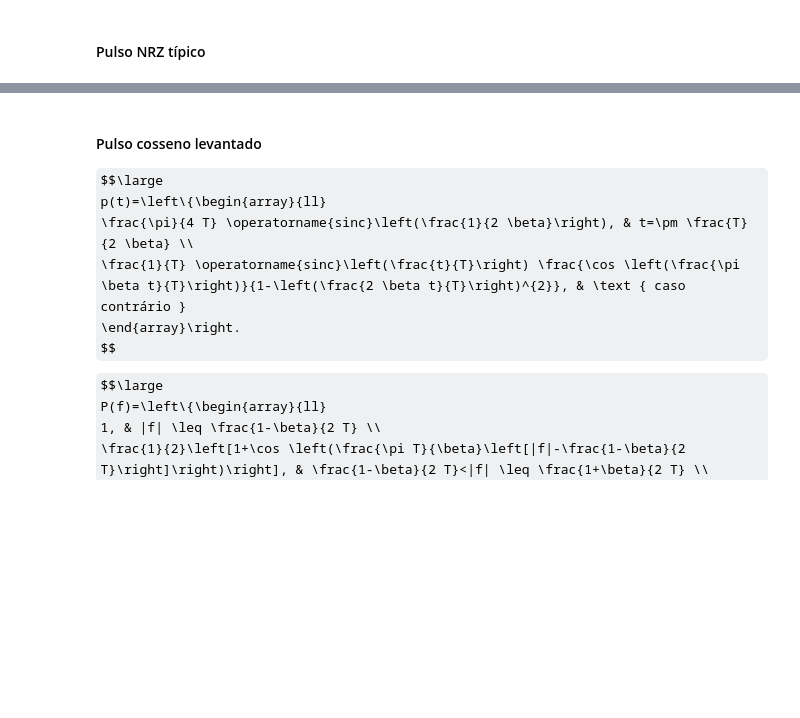
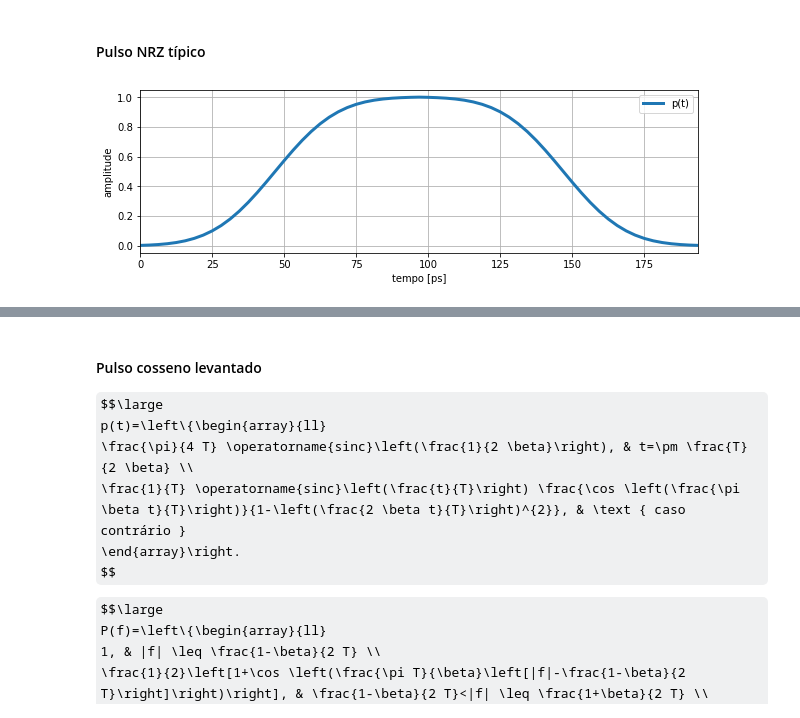
Before and after one commit to edsonportosilva/OpticalCommunications, a Jupyter notebook: jupyter notebooks/1. Transmissores ópticos.ipynb, the cells around one changed output, grey strips where cells are left out. Cells and saved outputs as stored; diff of their text form; code cells hidden in the pictures; some formulas as TeX source; blank space fills up the shorter version.

```diff
--- a/jupyter notebooks/1. Transmissores ópticos.ipynb
+++ b/jupyter notebooks/1. Transmissores ópticos.ipynb
@@ -645,19 +673,26 @@ plt.xlim(0, max(t));
 # %% [markdown]
 #### Pulso NRZ típico
 # %%
+# parâmetros da simulação
+SpS = 32           # Amostras por símbolo
+Fa  = 1/(Ts/SpS)    # Frequência de amostragem do sinal (amostras/segundo)
+Ta  = 1/Fa          # Período de amostragem
+
 # pulso NRZ típico
 pulse = pulseShape('nrz', SpS)
 pulse = pulse/max(abs(pulse))
 
 t = np.arange(0, pulse.size)*(Ta/1e-12)
 
 plt.figure(1)
 plt.plot(t, pulse,'-', label = 'p(t)', linewidth=3)
 plt.xlabel('tempo [ps]')
 plt.ylabel('amplitude')
 plt.xlim(min(t), max(t))
 plt.grid()
 plt.legend();
+# %% [output]
+[figure, added]
 # %%
 # upsampling
 symbolsUp = upsample(symbTx, SpS)
```
Also changed, not shown: parts of 27 cells of this notebook, 3 other files.
